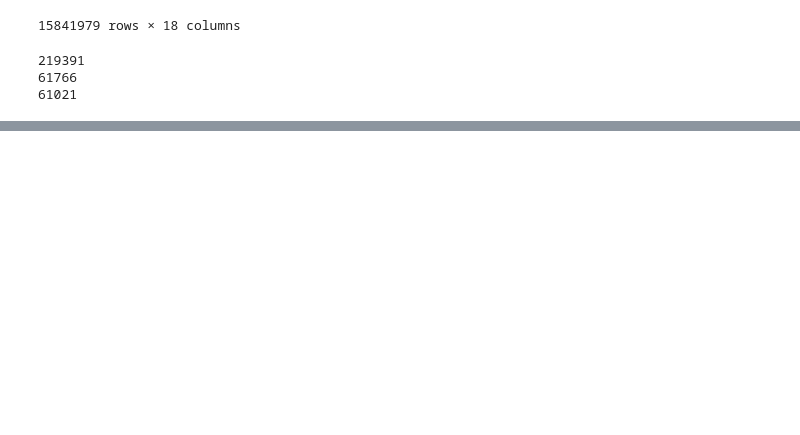
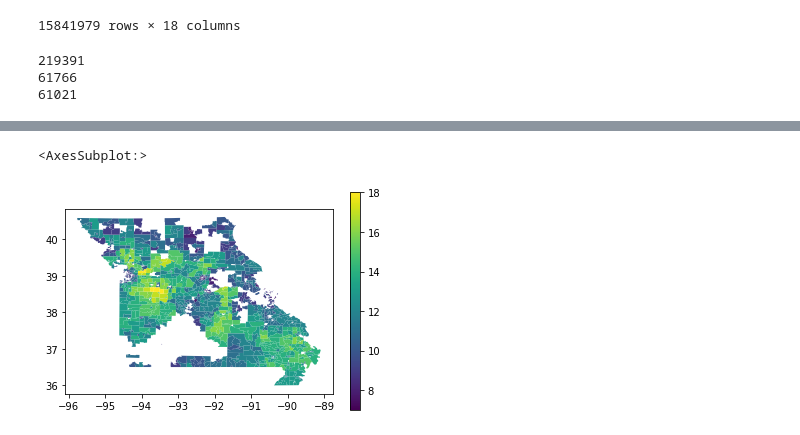
Before and after one commit to PrathamSoni/FCC904, a Jupyter notebook: neighbors.ipynb, the cells around one changed output, grey strips where cells are left out. Saved outputs shown, nothing was run; the diff lists cells and outputs as text; code cells hidden in the pictures; blank space fills up the shorter version.

```diff
--- a/neighbors.ipynb
+++ b/neighbors.ipynb
@@ -273,0 +264,8 @@ TypeError: unhashable type: 'set'
+# %%
+processed_bid_dict[state]["num_bidders"] = processed_bid_dict[state].bidder.apply(len)
+# %%
+fig, ax = plt.subplots(1, 1)
+geopandas.GeoDataFrame(processed_bid_dict[state]).plot(column="num_bidders", ax=ax, legend=True, figsize=(20,15))
+# %% [output]
+<AxesSubplot:>
+[figure, added]
```
Also changed, not shown: parts of 17 cells of this notebook.
